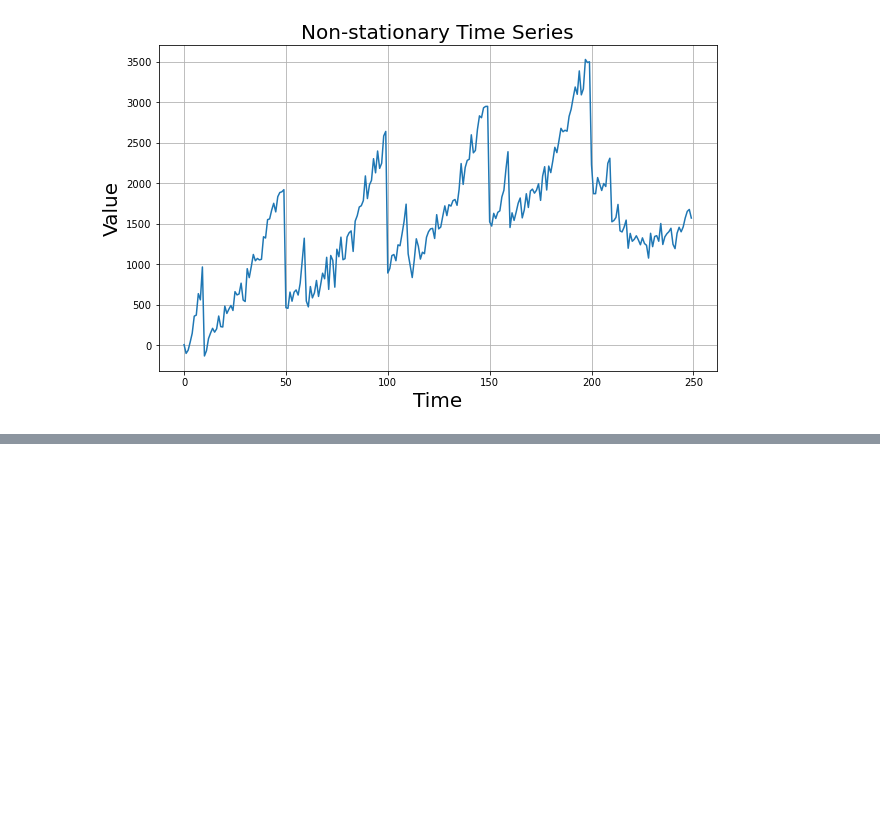
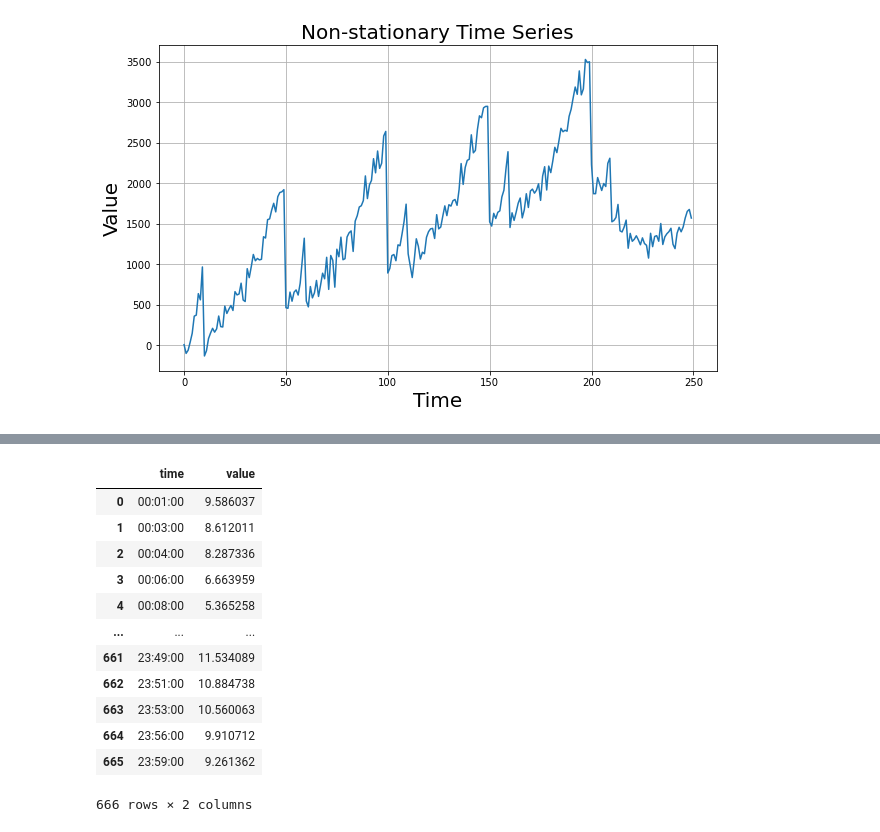
Before and after one commit to yxcho/iot_project, a Jupyter notebook: src/mock_data.ipynb, the cells around one changed output, grey strips where cells are left out. Saved outputs shown, nothing was run; the diff lists cells and outputs as text; code cells hidden in the pictures; blank space fills up the shorter version.

```diff
--- a/src/mock_data.ipynb
+++ b/src/mock_data.ipynb
@@ -138,0 +198,31 @@ plot_time_series(time_seasonal, non_stationary, label="Non-stationary Time Serie
+# %%
+
+# print(f"hour: {math.floor(time)}")
+# print(f"minutes: {60 * (time - math.floor(time))}")
+
+
+def convert_float_to_time(time_float):
+    hour = math.floor(time_float)
+    minute = 60 * (time_float - hour)
+    return datetime.time(int(hour), int(minute))
+
+# time = 23.832686
+# convert_float_to_time(time)
+
+
+passenger_congestion["time"] = passenger_congestion["time"].apply(convert_float_to_time)
+passenger_congestion
+# %% [output]
+|  | time | value |
+| 0 | 00:01:00 | 9.586037 |
+| 1 | 00:03:00 | 8.612011 |
+| 2 | 00:04:00 | 8.287336 |
+| 3 | 00:06:00 | 6.663959 |
+| 4 | 00:08:00 | 5.365258 |
+| ... | ... | ... |
+| 661 | 23:49:00 | 11.534089 |
+| 662 | 23:51:00 | 10.884738 |
+| 663 | 23:53:00 | 10.560063 |
+| 664 | 23:56:00 | 9.910712 |
+| 665 | 23:59:00 | 9.261362 |
+666 rows × 2 columns
```
Also changed, not shown: parts of 6 cells of this notebook, 3 other files.
